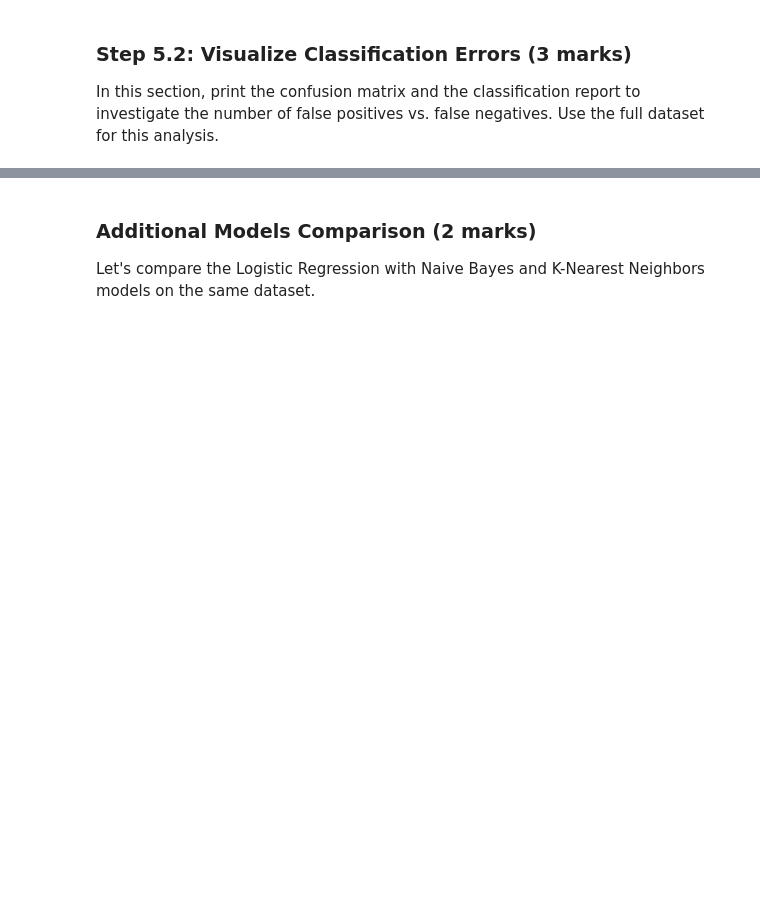
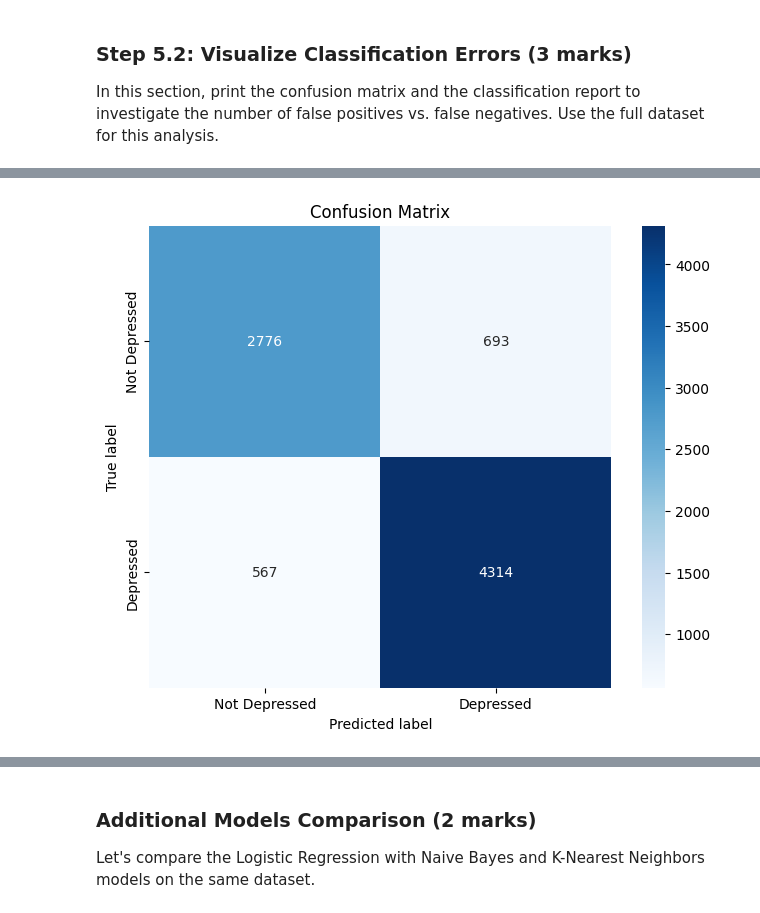
Before and after one commit to KentBerry680/ENGG680_2025_Fall---group-20-assignments, a Jupyter notebook: Lab Assignment 2/Assignment2_Upload.ipynb, the cells around one changed output, grey strips where cells are left out. Drawn from its saved outputs; the diff is of its cells as text; code cells hidden in the pictures; blank space fills up the shorter version.

```diff
--- a/Lab Assignment 2/Assignment2_Upload.ipynb
+++ b/Lab Assignment 2/Assignment2_Upload.ipynb
@@ -885,12 +885,12 @@ for col in categorical_columns:
         data[col] = labelencoder.fit_transform(data[col])
 
 # Prepare feature matrix X and target vector y (1 marks)
-y = data['Depression'].values
-X = data.drop(columns=['Depression']).values
+y = data['Depression'].values  # Target vector, convert to numpy array
+X = data.drop('Depression', axis=1).values  # Feature matrix, convert to numpy array
 
 # Display sizes of X and y
-print("X shape:", X.shape)
-print("y shape:", y.shape)
+print(f"X shape: {X.shape}")
+print(f"y shape: {y.shape}")
 # %% [output]
 X shape: (27833, 16)
 y shape: (27833,)
@@ -1021,0 +1141,24 @@ In this section, print the confusion matrix and the classification report to inv
+# %%
+from sklearn.model_selection import train_test_split
+from sklearn.linear_model import LogisticRegression
+from sklearn.metrics import confusion_matrix, classification_report
+
+# Retrieve target vector and predicted values for testing set using full dataset
+# (1 marks)
+# Note: 70% training set, 30% testing set
+X_train_full, X_test_full, y_train_full, y_test_full = train_test_split(
+    X, y, test_size=0.3, random_state=0
+)
+
+model_full = LogisticRegression(max_iter=2000)
+model_full.fit(X_train_full, y_train_full)
+
+y_pred_full = model_full.predict(X_test_full)
+
+# Confusion matrix
+print("Confusion matrix:")
+print(confusion_matrix(y_test_full, y_pred_full))
+
+# Classification report
+print("\nClassification report:")
+print(classification_report(y_test_full, y_pred_full))
@@ -1022,24 +1179,25 @@ In this section, print the confusion matrix and the classification report to inv
 # %%
 from sklearn.metrics import confusion_matrix
 # Calculate confusion matrix: confusion_matrix()
 # (1 marks)
-
-
+conf_mat = confusion_matrix(y_test_full, y_pred_full)
 
 # Print confusion matrix using a heatmap: sns.heatmap()
 plt.figure(figsize=(8, 6))
 sns.heatmap(conf_mat,
            xticklabels=['Not Depressed', 'Depressed'],
            yticklabels=['Not Depressed', 'Depressed'],
            square=True,
            annot=True,
            cbar=True,
            fmt='d',
            cmap='Blues')
-plt.xlabel(   )
-plt.ylabel(   )
-plt.title(   )
+plt.xlabel('Predicted label')
+plt.ylabel('True label')
+plt.title('Confusion Matrix')
 plt.show()
+# %% [output]
+[figure, added]
 # %%
 from sklearn.metrics import classification_report
 # Print classification report: classification_report()
```
Also changed, not shown: parts of 10 cells of this notebook.
